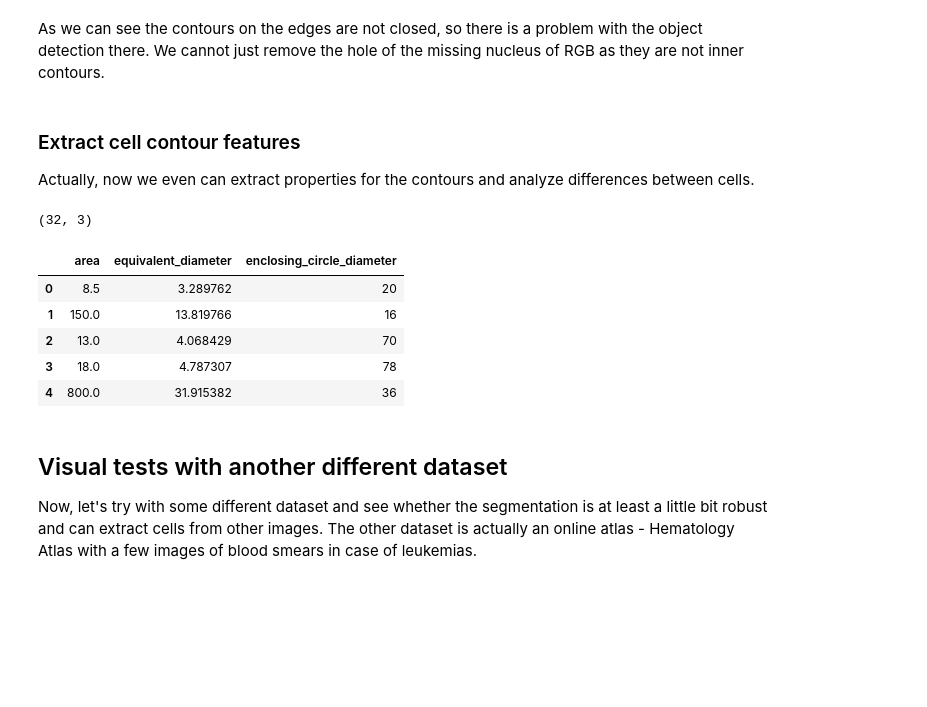
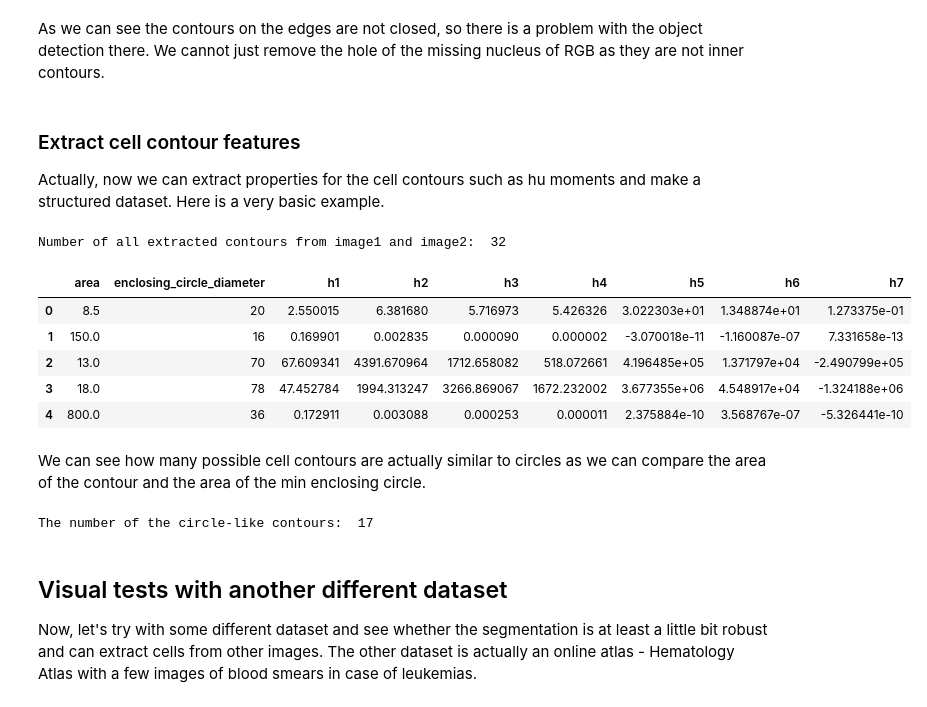
Before and after one commit to teodora-petkova/artificial-intelligence-course, a Jupyter notebook: Data-Science/Trials/Blood Cells Features Extraction.ipynb, the cells around one changed output. Saved outputs shown, nothing was run; the diff lists cells and outputs as text; code cells hidden in the pictures; blank space fills up the shorter version.

Commit message:
updated the trial notebook for blood cells features extraction - mainly updated descriptions / refactoring - added more information for the contours - hu moments

```diff
--- a/Data-Science/Trials/Blood Cells Features Extraction.ipynb
+++ b/Data-Science/Trials/Blood Cells Features Extraction.ipynb
@@ -404,7 +430,7 @@ As we can see the contours on the edges are not closed, so there is a problem wi
 # %% [markdown]
 ### Extract cell contour features
 
-Actually, now we even can extract properties for the contours and analyze differences between cells.
+Actually, now we can extract properties for the cell contours such as hu moments and make a structured dataset. Here is a very basic example.
 # %%
 def write_properites(image_contours, csv_file_name):
 
@@ -421,18 +447,25 @@ csv_file = os.path.join("data", "contour_features.csv")
 write_properites(image1_contours, csv_file)
 write_properites(image2_contours, csv_file)
 # %%
-contours = pd.read_csv(csv_file, index_col = False)
-contours = contours.drop(["enclosing_circle_center_x", "enclosing_circle_center_y"], axis = 1)
-print(contours.shape)
-contours.head()
+contours_data = pd.read_csv(csv_file, index_col = False)
+contours_data = contours_data.drop(["enclosing_circle_center_x", "enclosing_circle_center_y"], axis = 1)
+print("Number of all extracted contours from image1 and image2: ", contours_data.shape[0])
+contours_data.head()
 # %% [output]
-(32, 3)
+Number of all extracted contours from image1 and image2:  32
-|  | area | equivalent_diameter | enclosing_circle_diameter |
-| 0 | 8.5 | 3.289762 | 20 |
-| 1 | 150.0 | 13.819766 | 16 |
-| 2 | 13.0 | 4.068429 | 70 |
-| 3 | 18.0 | 4.787307 | 78 |
-| 4 | 800.0 | 31.915382 | 36 |
+|  | area | enclosing_circle_diameter | h1 | h2 | h3 | h4 | h5 | h6 | h7 |
+| 0 | 8.5 | 20 | 2.550015 | 6.381680 | 5.716973 | 5.426326 | 3.022303e+01 | 1.348874e+01 | 1.273375e-01 |
+| 1 | 150.0 | 16 | 0.169901 | 0.002835 | 0.000090 | 0.000002 | -3.070018e-11 | -1.160087e-07 | 7.331658e-13 |
+| 2 | 13.0 | 70 | 67.609341 | 4391.670964 | 1712.658082 | 518.072661 | 4.196485e+05 | 1.371797e+04 | -2.490799e+05 |
+| 3 | 18.0 | 78 | 47.452784 | 1994.313247 | 3266.869067 | 1672.232002 | 3.677355e+06 | 4.548917e+04 | -1.324188e+06 |
+| 4 | 800.0 | 36 | 0.172911 | 0.003088 | 0.000253 | 0.000011 | 2.375884e-10 | 3.568767e-07 | -5.326441e-10 |
+# %% [markdown]
+We can see how many possible cell contours are actually similar to circles as we can compare the area of the contour and the area of the min enclosing circle.
+# %%
+circlelike_contours = contours_data[(contours_data.area / pow(contours_data.enclosing_circle_diameter/2, 2)*np.pi) >= 0.95]
+print("The number of the circle-like contours: ", circlelike_contours.shape[0])
+# %% [output]
+The number of the circle-like contours:  17
 # %% [markdown]
 ## Visual tests with another different dataset
 
```
Also changed, not shown: parts of 7 cells of this notebook.
